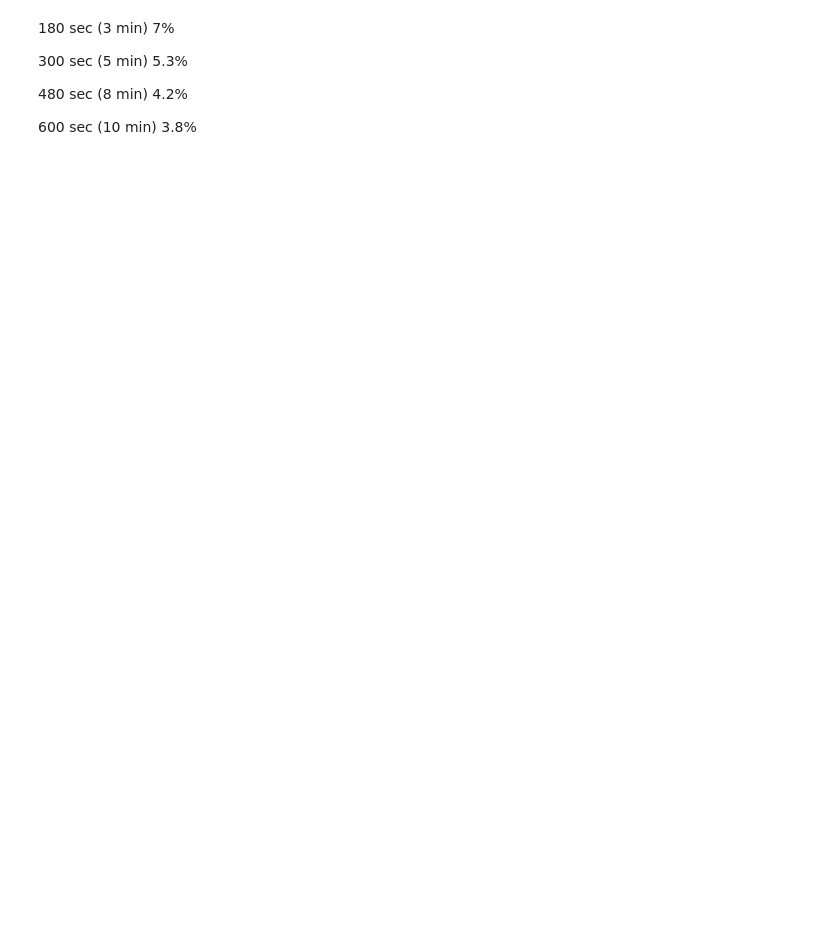
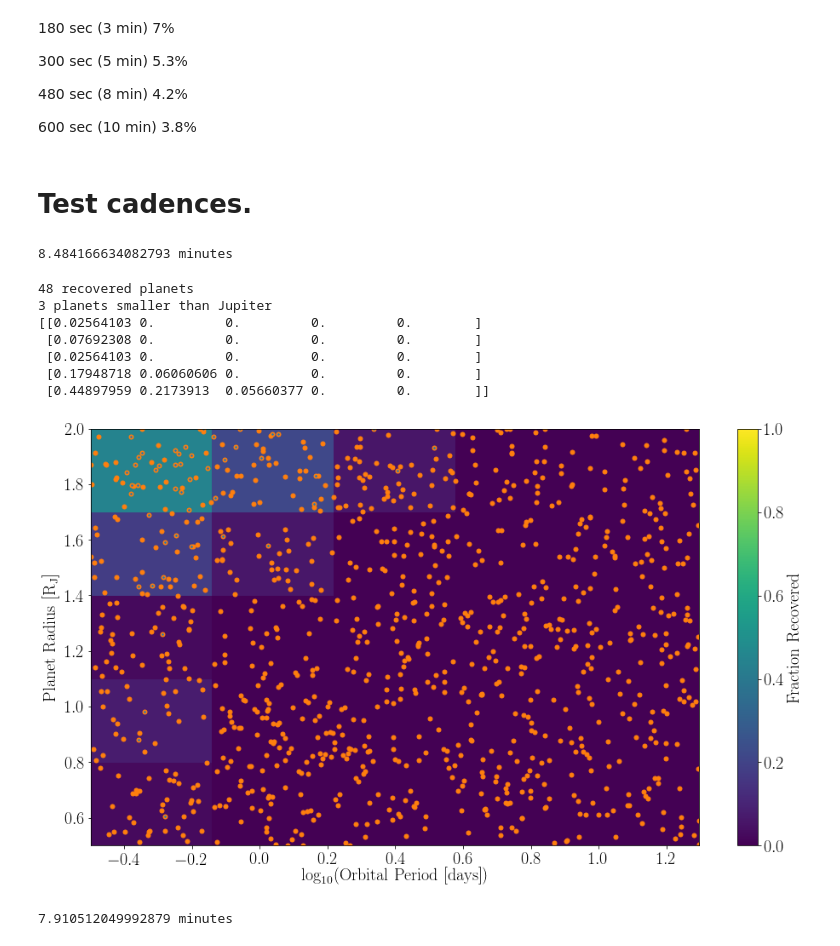
Before and after one commit to RuthAngus/extragalactic-exoplanets, a Jupyter notebook: Proof-of-concept.ipynb, the cells around one changed output. Drawn from its saved outputs; the diff is of its cells as text; code cells hidden in the pictures; blank space fills up the shorter version.

```diff
--- a/Proof-of-concept.ipynb
+++ b/Proof-of-concept.ipynb
@@ -496,6 +534,34 @@ H = make_plot(recovered, tces, porbs, radii)
 480 sec (8 min) 4.2%
 
 600 sec (10 min) 3.8%
+# %% [markdown]
+# Test cadences.
+# %%
+start = time.time()
+recovered_3min, maxpower_3min, tces_3min, t0_3min = run_bls(porbs, radii, cadence_minutes=3, precision=7,
+                                                            baseline=9, interval=1, months=1, nights=True)
+end = time.time()
+print((end - start)/60, "minutes")
+# %% [output]
+8.484166634082793 minutes
+# %%
+H_3min = make_plot(recovered_3min, tces_3min, porbs, radii)
+print(H_3min.T)
+# %% [output]
+48 recovered planets
+3 planets smaller than Jupiter
+[[0.02564103 0.         0.         0.         0.        ]
+ [0.07692308 0.         0.         0.         0.        ]
+ [0.02564103 0.         0.         0.         0.        ]
+ [0.17948718 0.06060606 0.         0.         0.        ]
+ [0.44897959 0.2173913  0.05660377 0.         0.        ]]
+[figure, added]
 # %%
-recovered, maxpower, tces = run_bls(porbs, radii, cadence_minutes=5, precision=5.3, baseline=20, nights=True)
+start = time.time()
+recovered_5min, maxpower_5min, tces_5min, t0_5min = run_bls(porbs, radii, cadence_minutes=5, precision=5.3,
+                                        baseline=9, interval=1, months=1, nights=True)
+end = time.time()
+print((end - start)/60, "minutes")
+# %% [output]
+7.910512049992879 minutes
 # %%
```
Also changed, not shown: parts of 18 cells of this notebook, 7 other files.
